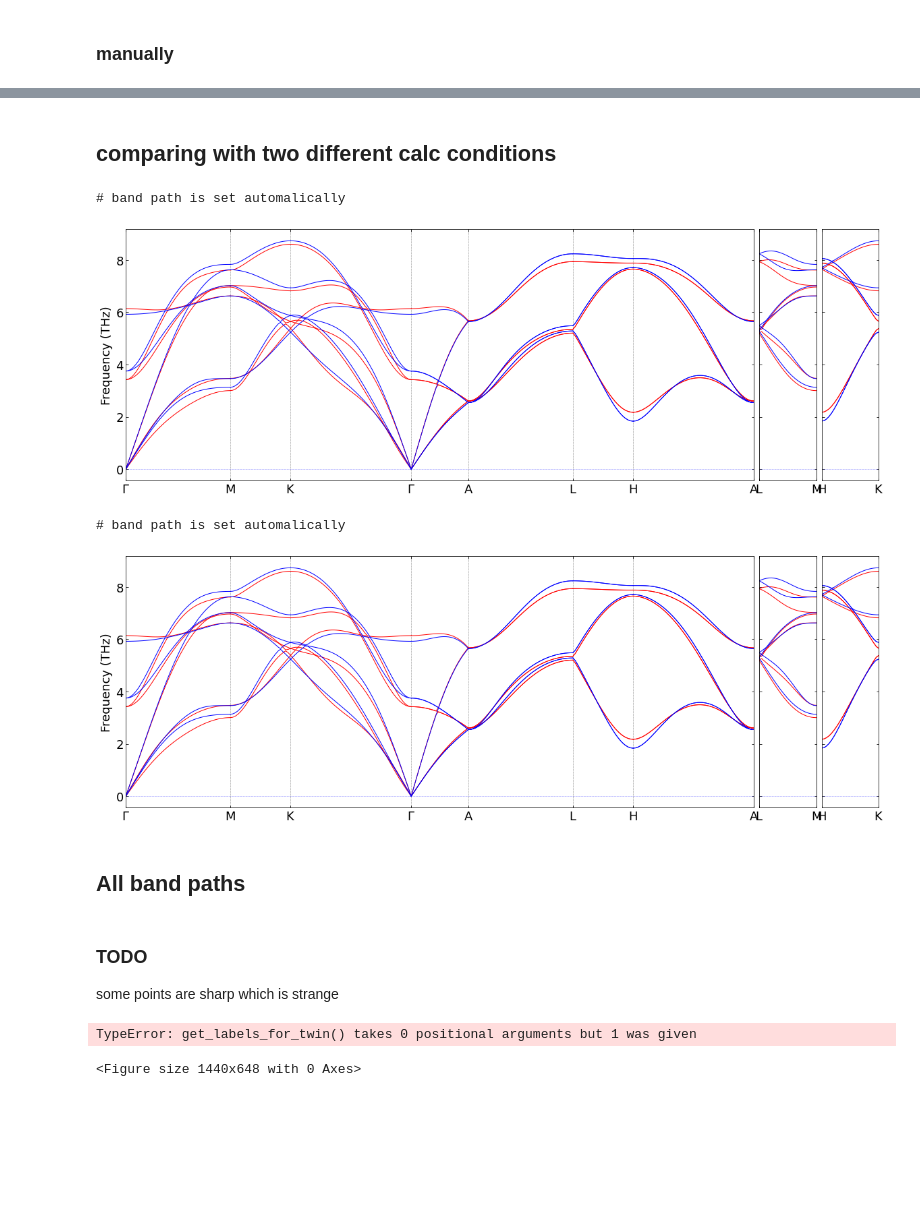
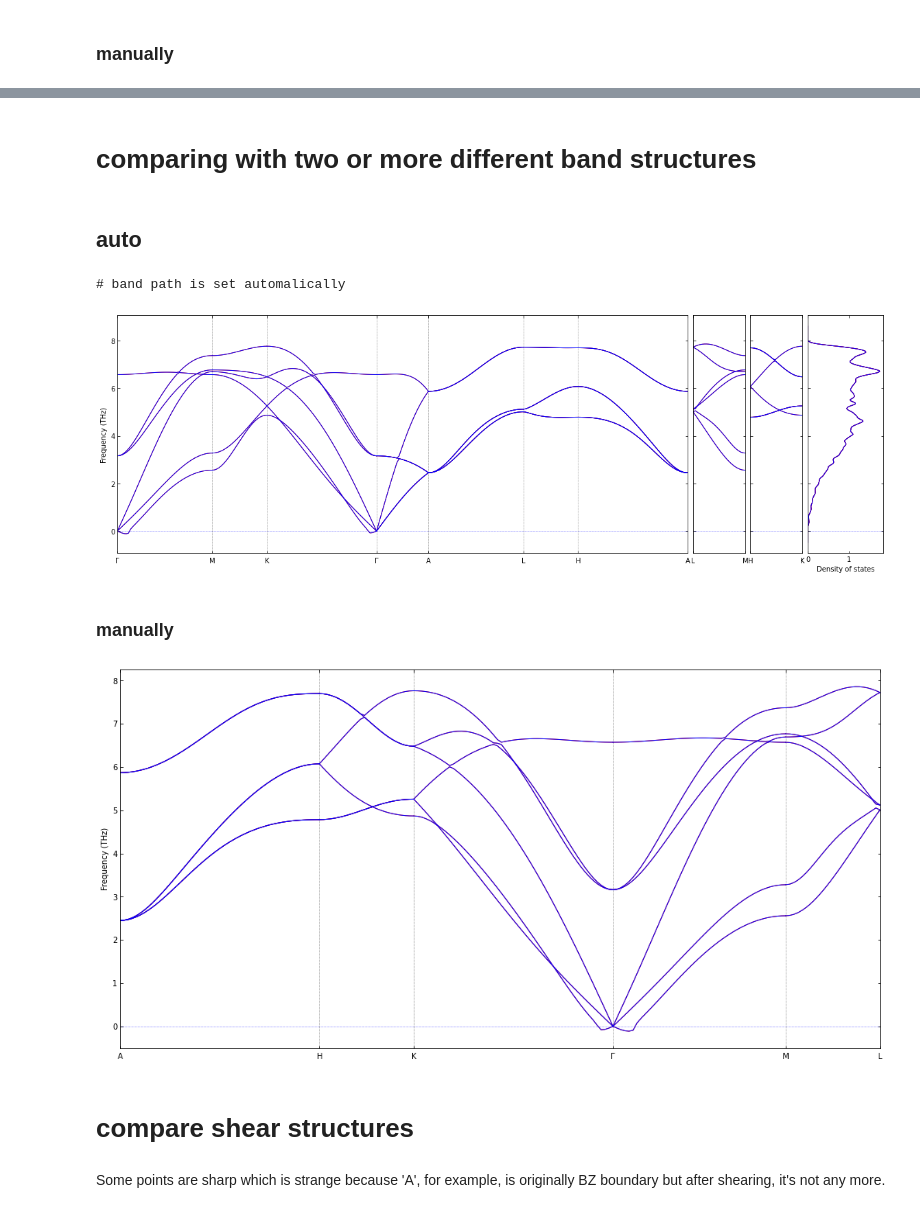
Before and after one commit to kei0822kei/aiidaplus, a Jupyter notebook: jupyter/shear.ipynb, the cells around one changed output, grey strips where cells are left out. Saved outputs shown, nothing was run; the diff lists cells and outputs as text; code cells hidden in the pictures; blank space fills up the shorter version.

Commit message:
update shear.ipynv

```diff
--- a/jupyter/shear.ipynb
+++ b/jupyter/shear.ipynb
@@ -74,11 +75,11 @@ for shear in shears:
     pks.append(shear['pk'])
     line_chart(
             ax,
-            shear['strain'] * np.array(shear['shear_ratios']),
+            shear['gamma'] * np.array(shear['shear_ratios']),
             (np.array(shear['relax_results']['energies']) \
                 - shear['relax_results']['energies'][0]) \
                   * 1000 / shear['parent']['natoms'],
-            "strain (angstrom)",
+            "gamma (angstrom)",
             "energy (meV / atom)",
             label = 'pk:' + str(shear['pk'])
             )
@@ -151,59 +143,37 @@ band_plot(fig=fig,
 # %% [markdown]
-## comparing with two different calc conditions
+# comparing with two or more different band structures
+# %% [markdown]
+## auto
 # %%
 fig = plt.figure(figsize=(20,9))
 bands_plot(fig=fig,
            phonons=[shear_phonons[0][0], shear_phonons[1][0]],
+           with_dos=True,
+           mesh=[18,18,10],
            is_auto=True)
 # %% [output]
 # band path is set automalically
-[figure, old version]
+[figure, new version]
+# %% [markdown]
+### manually
 # %%
 fig = plt.figure(figsize=(20,9))
 band_labels = ['A', 'H', 'K', 'GAMMA', 'M', 'L']
 segment_qpoints = np.array([[[0,0,1/2],
                              [1/3,1/3,1/2],
                              [1/3,1/3,0],
                              [0,0,0],
                              [1/2,0,0],
                              [1/2,0,1/2]]])
 
 bands_plot(fig=fig,
            phonons=[shear_phonons[0][0], shear_phonons[1][0]],
            band_labels=band_labels,
            segment_qpoints=segment_qpoints,
-           is_auto=True)
+           is_auto=False)
 # %% [output]
-# band path is set automalically
-[figure, old version]
+[figure, new version]
-# %% [markdown]
-## All band paths
-# %% [markdown]
-### TODO
-some points are sharp which is strange
-# %%
-fig = plt.figure(figsize=(20,9))
-band_labels = ['A', 'H_2', 'K_2', 'GAMMA', 'M_2', 'L_2']
-segment_qpoints_list = []
-for phonon in shear_phonons[0]:
-    label_qpoints = get_labels_from_phonon(phonon)
-    segment_qpoints = []
-    for label in band_labels:
-        segment_qpoints.append(label_qpoints['label_qpoints'][label])
-    segment_qpoints_list.append(np.array([segment_qpoints]))
-# bp = BandsPlot(fig=fig,
-#                phonons=shear_phonons[0],
-#                band_labels=band_labels,
-#                segment_qpoints_list=segment_qpoints_list)
-bands_plot(fig=fig,
-           phonons=shear_phonons[0],
-           band_labels=band_labels,
-           segment_qpoints_list=segment_qpoints_list,
-           is_trajectory=True,
-           c='r',
-           xscale=18,
-           is_auto=False)
-# bp.plot_bands()
-# %% [output]
-TypeError: get_labels_for_twin() takes 0 positional arguments but 1 was given
-<Figure size 1440x648 with 0 Axes>
+# %% [markdown]
+# compare shear structures
+# %% [markdown]
+Some points are sharp which is strange because 'A', for example, is originally BZ boundary but after shearing, it's not any more.
```
Also changed, not shown: parts of 25 cells of this notebook, 6 other files.
